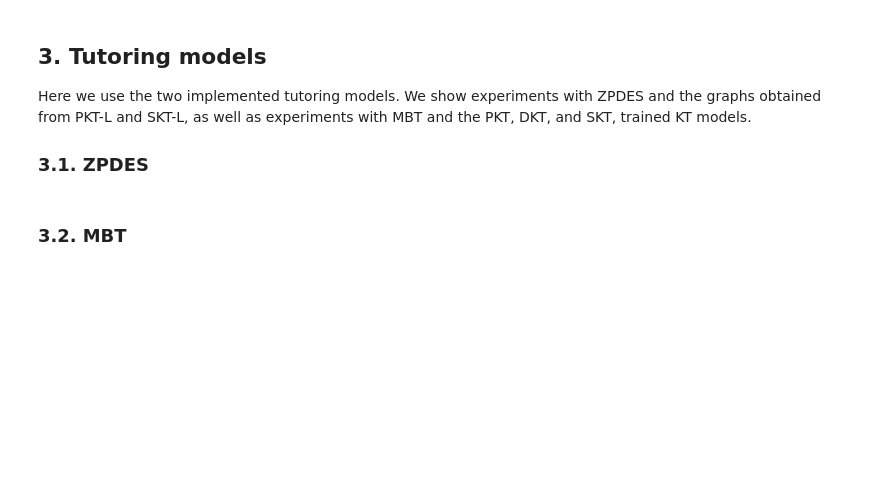
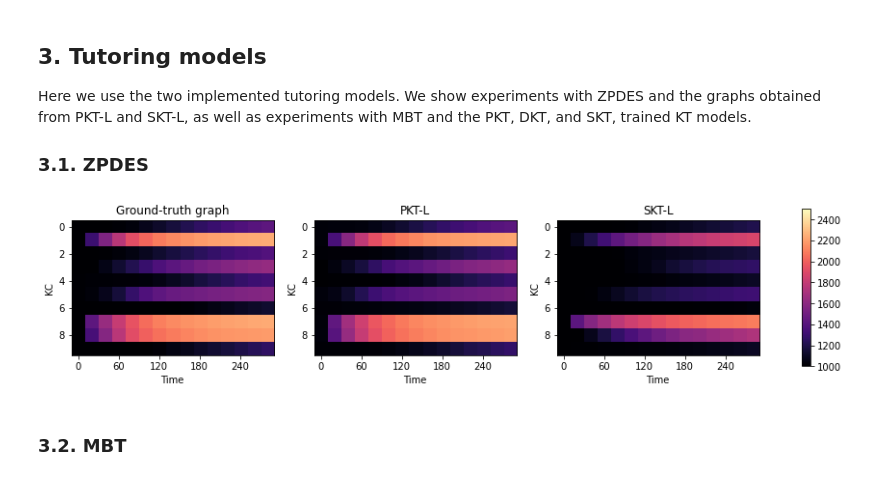
Before and after one commit to sino7/KS-discovery-for-ITS, a Jupyter notebook: README.ipynb, the cells around one changed output. Drawn from its saved outputs; the diff is of its cells as text; code cells hidden in the pictures; blank space fills up the shorter version.

```diff
--- a/README.ipynb
+++ b/README.ipynb
@@ -250,12 +250,8 @@ test_aucs = torch.zeros(iterations)
 # Data KC-exercise graph
 data_ex_graph = pk.load(open('data/synthetic_data.pk', 'rb'))[1]
 
-# Initial estimate of the KC graph
-kc_gamma = torch.randn(n_kc, n_kc)
-
 # Model instantiation
 skt = SKT(n_ex, n_kc, data_ex_graph, d_e=16, d_c=16, d_h=16)
-skt.kc_gamma = torch.nn.Parameter(kc_gamma)
 
 # Prepare data
 train_x, train_y, test_x, test_y = SKT.prepare_data('data/synthetic_data.pk')
@@ -291,7 +287,7 @@ for i in tqdm(range(iterations)):
             break
 
         loss = torch.nn.BCELoss()(pred_y, batch_y)
-        loss = loss + 1e-2 * torch.mean(torch.abs(torch.sigmoid(skt.kc_gamma)))
+        loss = loss + 1e-2 * torch.mean(torch.abs(torch.sigmoid(skt.skt_cell.kc_gamma)))
         loss.backward()
         opt.step()
 
@@ -333,7 +329,7 @@ best_skt = pk.load(open('results/best_skt_temp.pk', 'rb'))
 # %%
 from utils import clean_graph
 pkt_graph = (clean_graph(torch.sigmoid(pkt.kc_gamma).detach())>0.1).float().T
-skt_graph = (clean_graph(torch.sigmoid(best_skt.kc_gamma).detach())>0.1).float()
+skt_graph = (clean_graph(torch.sigmoid(best_skt.skt_cell.kc_gamma).detach())>0.5).float()
 data_kc_graph = pk.load(open('data/synthetic_data.pk', 'rb'))[0]
 # %%
 # Create the figure and subplots
@@ -407,32 +405,34 @@ skt_l_results = simulate_ZPDES_with_synthetic_students(ground_truth_sm, skt_grap
 # %%
 # Create the figure and subplots
 fig, axes = plt.subplots(1, 3, figsize=(16, 3))
 
-im=axes[0].imshow(torch.mean(gt_l_results[0], axis=1).T[:, ::10], cmap='magma', vmin=1000, vmax=2500)
+im=axes[0].imshow(torch.mean(gt_l_results[0], axis=1).T[:, ::20], cmap='magma', vmin=1000, vmax=2500)
 axes[0].set_title('Ground-truth graph')
-axes[0].set_xticks(np.arange(0, 20, 2))
-axes[0].set_xticklabels(np.arange(0, 200, 20))
+axes[0].set_xticks(np.arange(0, 15, 3))
+axes[0].set_xticklabels(np.arange(0, 300, 60))
 axes[0].set_xlabel('Time')
 axes[0].set_ylabel('KC')
 
-axes[1].imshow(torch.mean(pkt_l_results[0], axis=1).T[:, ::10], cmap='magma', vmin=1000, vmax=2500)
+axes[1].imshow(torch.mean(pkt_l_results[0], axis=1).T[:, ::20], cmap='magma', vmin=1000, vmax=2500)
 axes[1].set_title('PKT-L')
-axes[1].set_xticks(np.arange(0, 20, 2))
-axes[1].set_xticklabels(np.arange(0, 200, 20))
+axes[1].set_xticks(np.arange(0, 15, 3))
+axes[1].set_xticklabels(np.arange(0, 300, 60))
 axes[1].set_xlabel('Time')
 axes[1].set_ylabel('KC')
 
-axes[2].imshow(torch.mean(skt_l_results[0], axis=1).T[:, ::10], cmap='magma', vmin=1000, vmax=2500)
+axes[2].imshow(torch.mean(skt_l_results[0], axis=1).T[:, ::20], cmap='magma', vmin=1000, vmax=2500)
 axes[2].set_title('SKT-L')
-axes[2].set_xticks(np.arange(0, 20, 2))
-axes[2].set_xticklabels(np.arange(0, 200, 20))
+axes[2].set_xticks(np.arange(0, 15, 3))
+axes[2].set_xticklabels(np.arange(0, 300, 60))
 axes[2].set_xlabel('Time')
 axes[2].set_ylabel('KC')
 
 fig.colorbar(im, ax=axes)
 
 # Adjust the layout and display the figure
 plt.show()
+# %% [output]
+[figure, added]
 # %% [markdown]
 ### 3.2. MBT
 # %%
```
Also changed, not shown: parts of 3 cells of this notebook, 1 other file.
